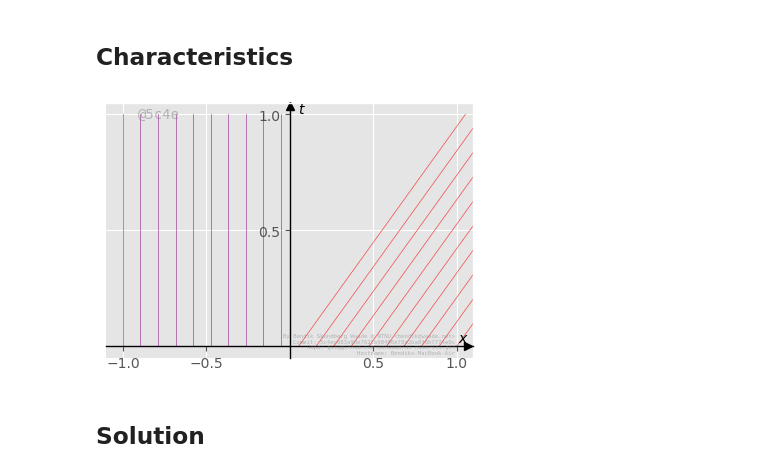
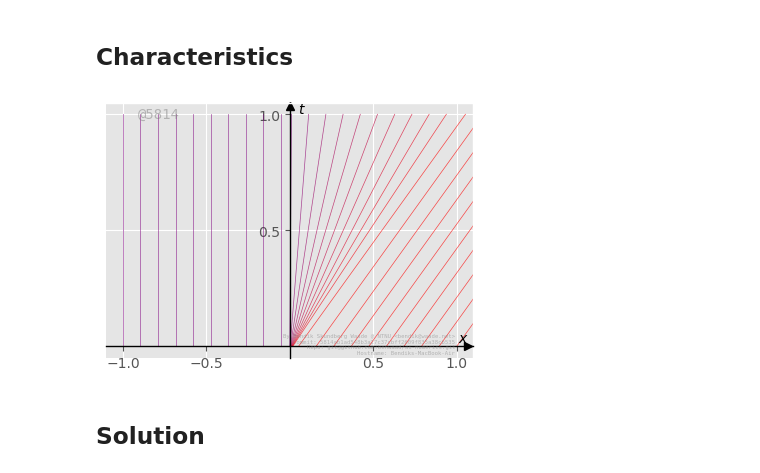
Before and after one commit to benwaad/ninn, a Jupyter notebook: Theory/example_plots.ipynb, the cells around one changed output. Cells and saved outputs as stored; diff of their text form; code cells hidden in the pictures.

```diff
--- a/Theory/example_plots.ipynb
+++ b/Theory/example_plots.ipynb
@@ -51,39 +52,46 @@ a = lambda x: 0 if x <= 0 else 1
 M = 50
 x0 = np.linspace(-1,1, 20)
 cmap = mpl.colormaps['brg']
 normalizer = mpl.colors.Normalize(vmin=-1,vmax=3)
 col = lambda x: cmap(normalizer(x))
 #chars = np.zeros((M,len(x0)))
 t = np.linspace(0,1,M)
 fig, ax = plt.subplots(1,1,figsize=(4,3))
 ax.spines['left'].set_position(('data',0.0))
 ax.spines['left'].set_color('black')
 ax.spines['bottom'].set_position(('data',0.0))
 ax.spines['bottom'].set_color('black')
 ax.set_xticks([-1,-.5,.5,1])
 ax.set_yticks([.5,1])
 ax.plot(0.986, 0, ">k", transform=ax.get_yaxis_transform(), clip_on=False)
 ax.plot(0, .986, "^k", transform=ax.get_xaxis_transform(), clip_on=False)
 ax.annotate('$t$', (.05,1.005))
 ax.annotate('$x$', (1.005,.02))
 # ax.set_xlabel('$x$')
 # ax.set_ylabel('$t$')
 # ax.set_ylim(-.1,1.1)
 
 for i, x in enumerate(x0):
     l = x+a(x)*t
-    # idx = np.where(abs(x-a(x)*t)<1)
-    idx = np.where(l<t/2) if x<=0 else np.where(l>t/2)
-    ax.plot(l[idx], t[idx], color=col(a(x)), linewidth=.5, alpha=.7)
+    # idx = np.where(l<t/2) if x<=0 else np.where(l>t/2)
+    ax.plot(l, t, color=col(a(x)), linewidth=.5, alpha=.7)
+    # if x>=0 and x<.5:
+    #     t_rar = np.linspace(2*x, 1, M)
+    #     x_above = np.repeat(x, M)
+    #     ax.plot(x_above, t_rar, color=col(a(0)), linewidth=.5, alpha=.7)
+    #     x_across = np.linspace(x, 1-x, M)
+    #     ax.plot(x_across, t_rar, color=col(a(1)), linewidth=.5, alpha=.7)
 # ax.plot(t/2, t, color='red')
+for i, speed in enumerate(np.linspace(0.01,0.92,10)):
+    l = i*.002 + speed*t
+    ax.plot(l, t, color=col(speed), linewidth=.5, alpha=.7)
 ax.set_xlim(-1.1,1.1)
-# ax.set_ylim(-.3,1.3)
 # plt.savefig('characteristics/lin_a{a}.pdf')
 plt.tight_layout()
-savePlot(f'characteristics/burgers_rarefact.pdf')
+savePlot(f'characteristics/burgers_rarefact_entropy.pdf')
 plt.show()
 # %% [output]
-[figure, old version]
+[figure, new version]
 # %% [markdown]
 ## Solution
 # %%
```
Also changed, not shown: parts of 9 cells of this notebook, 7 other files.
